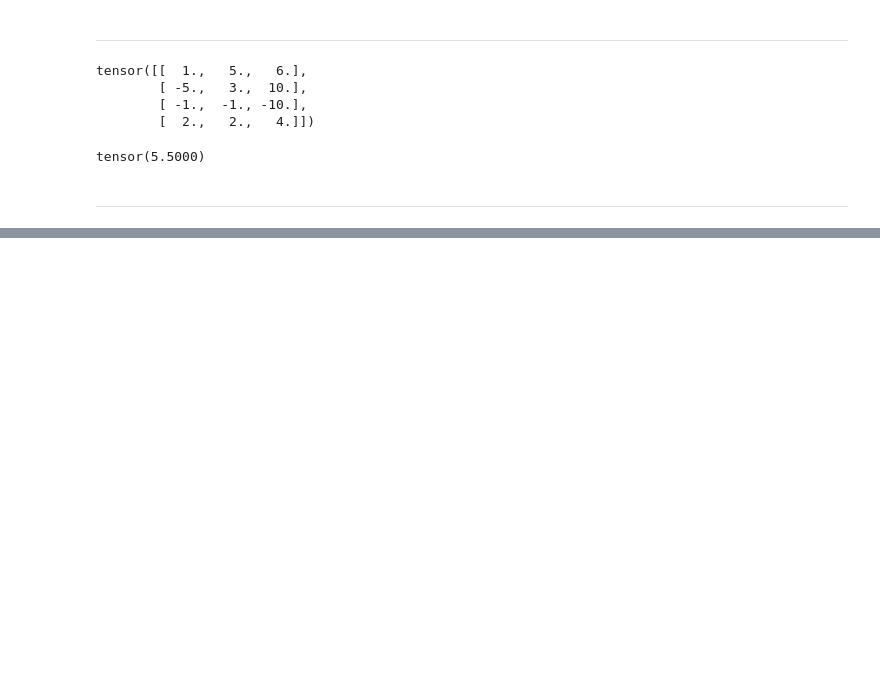
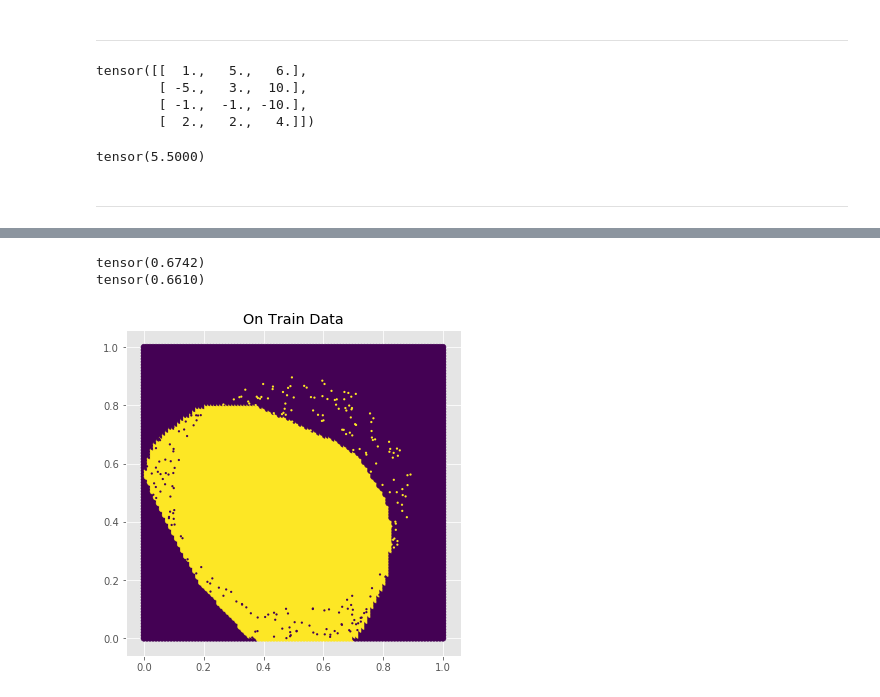
Before and after one commit to Davit98/Mini-Deep-Learning-Framework, a Jupyter notebook: Mini DL Framework.ipynb, the cells around one changed output, grey strips where cells are left out. Drawn from its saved outputs; the diff is of its cells as text; code cells hidden in the pictures; blank space fills up the shorter version.

```diff
--- a/Mini DL Framework.ipynb
+++ b/Mini DL Framework.ipynb
@@ -201,11 +204,11 @@ class ReLU(Module):
         self.output = torch.max(inpt,torch.zeros_like(inpt))
         return self.output
 
-    def update_grad_input(self, inpt, gradOutput):
+    def update_grad_input(self, inpt, grad_output):
         inpt[inpt<=0] = 0
         inpt[inpt>0] = 1
-        self.gradInput = gradOutput * inpt
-        return self.gradInput
+        self.grad_input = grad_output * inpt
+        return self.grad_input
 
     def __repr__(self):
         return "ReLU"
@@ -354,0 +483,22 @@ MSE
+# %%
+mse = MSE()
+print(mse.update_output(X_train,Y_train))
+print(mse.update_output(X_test,Y_test))
+# %% [output]
+tensor(0.6742)
+tensor(0.6610)
+# %%
+x1, x2 = torch.meshgrid(torch.linspace(0, 1), torch.linspace(0, 1))
+x1_flat = x1.flatten()
+x2_flat = x2.flatten()
+
+x_full = torch.stack([x1_flat, x2_flat]).T
+c = torch.argmax(net.forward(x_full), axis=1).reshape(x1.shape)
+
+plt.figure(figsize=(6,6))
+plt.scatter(x1, x2, c=c)
+plt.scatter(X_train[:,0],X_train[:,1], c = torch.argmax(Y_train, axis=1), edgecolors= "none", s = 5)
+plt.title('On Train Data')
+plt.show()
+# %% [output]
+[figure, added]
```
Also changed, not shown: parts of 25 cells of this notebook.
